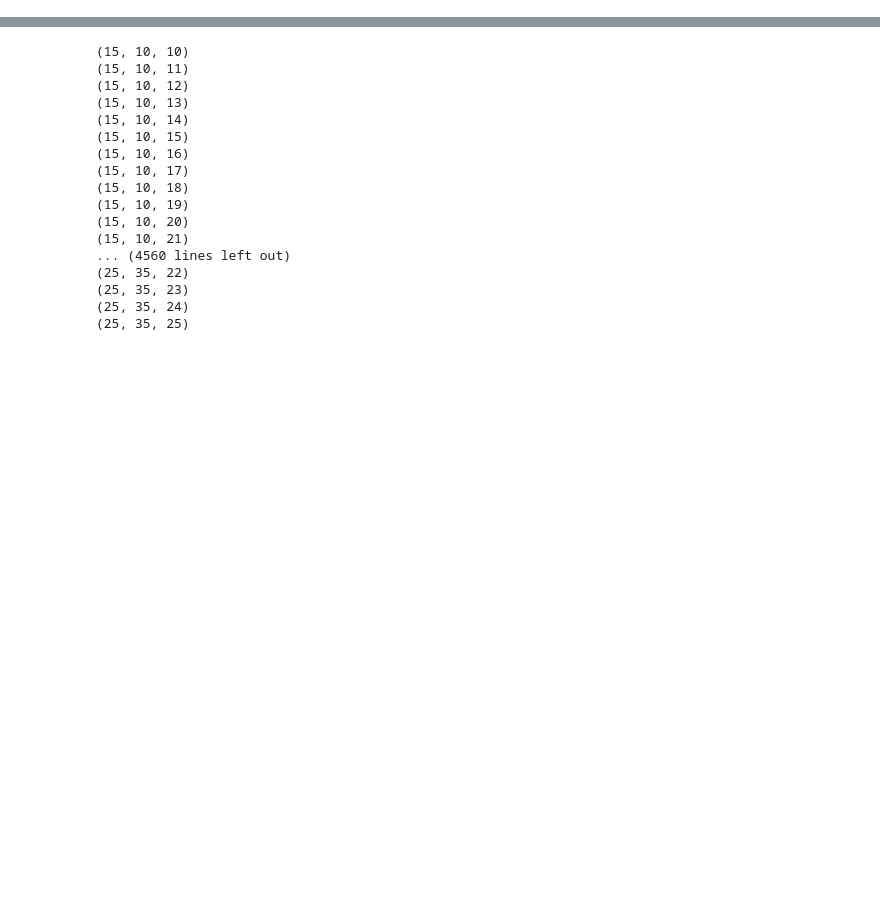
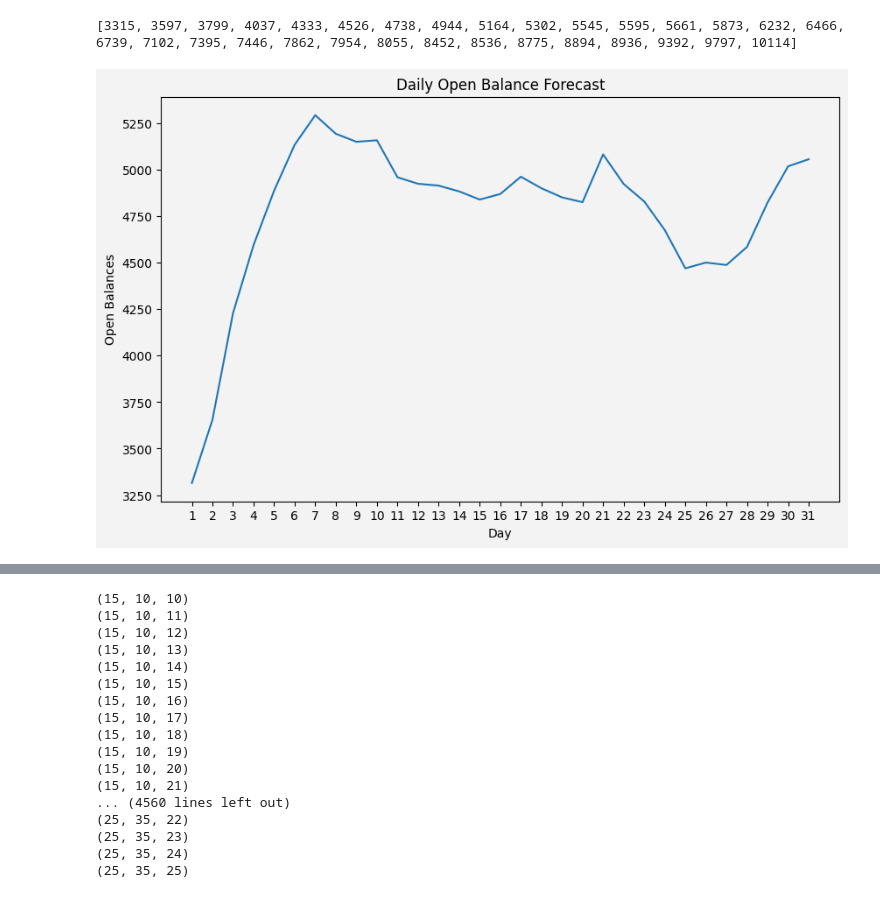
Before and after one commit to janiceyohana/sds-term6-cpf, a Jupyter notebook: systemsdynamics.ipynb, the cells around one changed output, grey strips where cells are left out. Saved outputs shown, nothing was run; the diff lists cells and outputs as text; code cells hidden in the pictures; blank space fills up the shorter version.

```diff
--- a/systemsdynamics.ipynb
+++ b/systemsdynamics.ipynb
@@ -10,0 +1,8 @@ open_balances[0] = initial_open_balance
+# %%
+import pandas as pd
+
+df = pd.read_csv('data/2023 Stats.csv')
+df['Date'] = pd.to_datetime(df['Date'], format='%d/%m')
+df['Date'] = df['Date'].apply(lambda x: x.replace(year=2023))
+monthly_df = df[(df['Date'].dt.month == 1) & (df['Date'].dt.day >= 1) & (df['Date'].dt.day <= 31)]
+monthly_df
@@ -10,0 +27,5 @@ open_balances[0] = initial_open_balance
+# %%
+period = len(monthly_df)
+open_balances = [None for _ in range(period)]
+open_balances[0] = monthly_df['Open Balances'][0]
+new_cases = list(monthly_df['New Cases'])
@@ -10,0 +64,30 @@ open_balances[0] = initial_open_balance
+# %%
+print(open_balances)
+# %% [output]
+[3315, 3597, 3799, 4037, 4333, 4526, 4738, 4944, 5164, 5302, 5545, 5595, 5661, 5873, 6232, 6466, 6739, 7102, 7395, 7446, 7862, 7954, 8055, 8452, 8536, 8775, 8894, 8936, 9392, 9797, 10114]
+# %%
+import matplotlib.pyplot as plt
+
+# Sample data
+days = list(range(1, period + 1))
+
+# Set figure size
+plt.figure(figsize=(10, 6),facecolor='#F2F3F2')  # Adjust width and height as needed
+
+# Plotting the graph
+plt.plot(days, open_balances)
+
+# Adding labels and title
+plt.xlabel('Day')
+plt.ylabel('Open Balances')
+plt.title('Daily Open Balance Forecast')
+
+plt.xticks(days)
+
+# Set background color within the graph area
+plt.gca().set_facecolor('#F2F3F2')
+
+# Displaying the graph
+plt.show()
+# %% [output]
+[figure, added]
```
Also changed, not shown: parts of 17 cells of this notebook.
